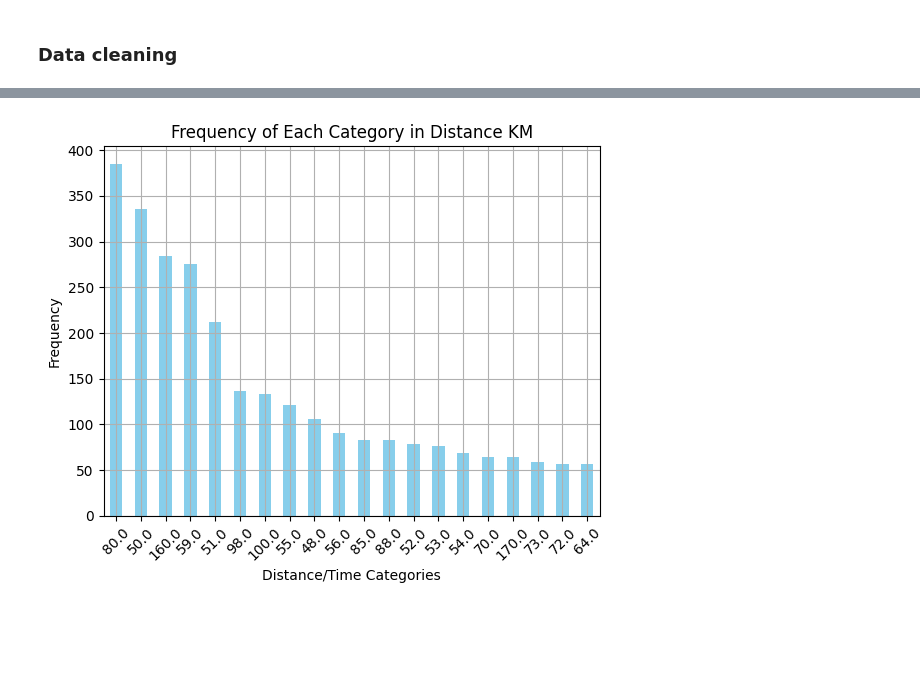
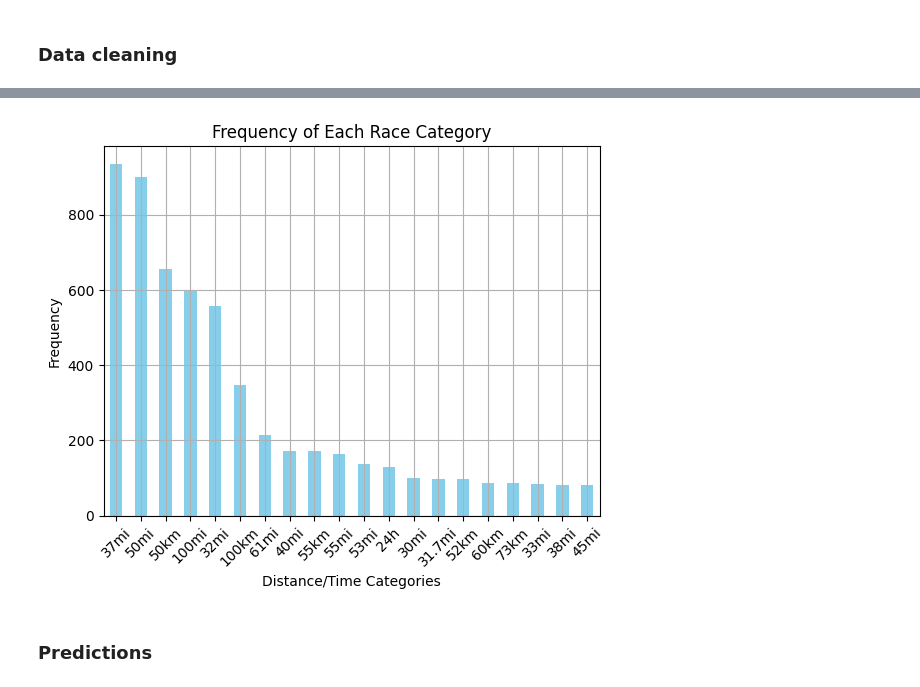
Before and after one commit to Dusoye/BobGraham, a Jupyter notebook: bobgraham.ipynb, the cells around one changed output, grey strips where cells are left out. Drawn from its saved outputs; the diff is of its cells as text; code cells hidden in the pictures; blank space fills up the shorter version.

Commit message:
begin predictions

```diff
--- a/bobgraham.ipynb
+++ b/bobgraham.ipynb
@@ -468,0 +482,17 @@ df.head()
+# %%
+df = pd.read_csv("all_runners_data.csv")
+
+columns_to_keep = ['Runner ID','First Name','Surname','Nat.','M/F','Cat','YOB','Event','Date','Finishers','Rank','Finish Percentage','Distance/Time','Distance KM','Race Type','Time Seconds Finish','Distance Finish']
+
+df = clean_data(df)
+df = split_distance_column(df)
+df = parse_performance(df)
+df['Distance KM'] = df['Distance/Time'].apply(convert_miles_to_km)
+df['Distance KM'] = df['Distance KM'].round(0)
+df['Total Finishers'] = df['Finishers'].str.extract(r'^(\d+)')
+df['Total Finishers'] = df['Total Finishers'].astype(int)
+df['Finish Percentage'] = df['Rank']/df['Total Finishers']
+df = df[columns_to_keep]
+df.head()
+
+#df.to_csv('tmp_results.csv', index=False)
@@ -510,18 +547,20 @@ cleaned_data.head()
 # %%
 import matplotlib.pyplot as plt
 
-value_counts = cleaned_data['Distance KM'].value_counts()
+value_counts = df['Distance/Time'].value_counts()
 value_counts = value_counts.head(20)
 
 # Plotting the bar chart
 value_counts.plot(kind='bar', color='skyblue')
-plt.title('Frequency of Each Category in Distance KM')
+plt.title('Frequency of Each Race Category')
 plt.xlabel('Distance/Time Categories')
 plt.ylabel('Frequency')
 plt.xticks(rotation=45)  # Rotates the x labels to make them more readable
 plt.grid(True)
 
 # Show the plot
 plt.show()
 # %% [output]
-[figure, old version]
+[figure, new version]
+# %% [markdown]
+### Predictions
```
Also changed, not shown: parts of 10 cells of this notebook.
